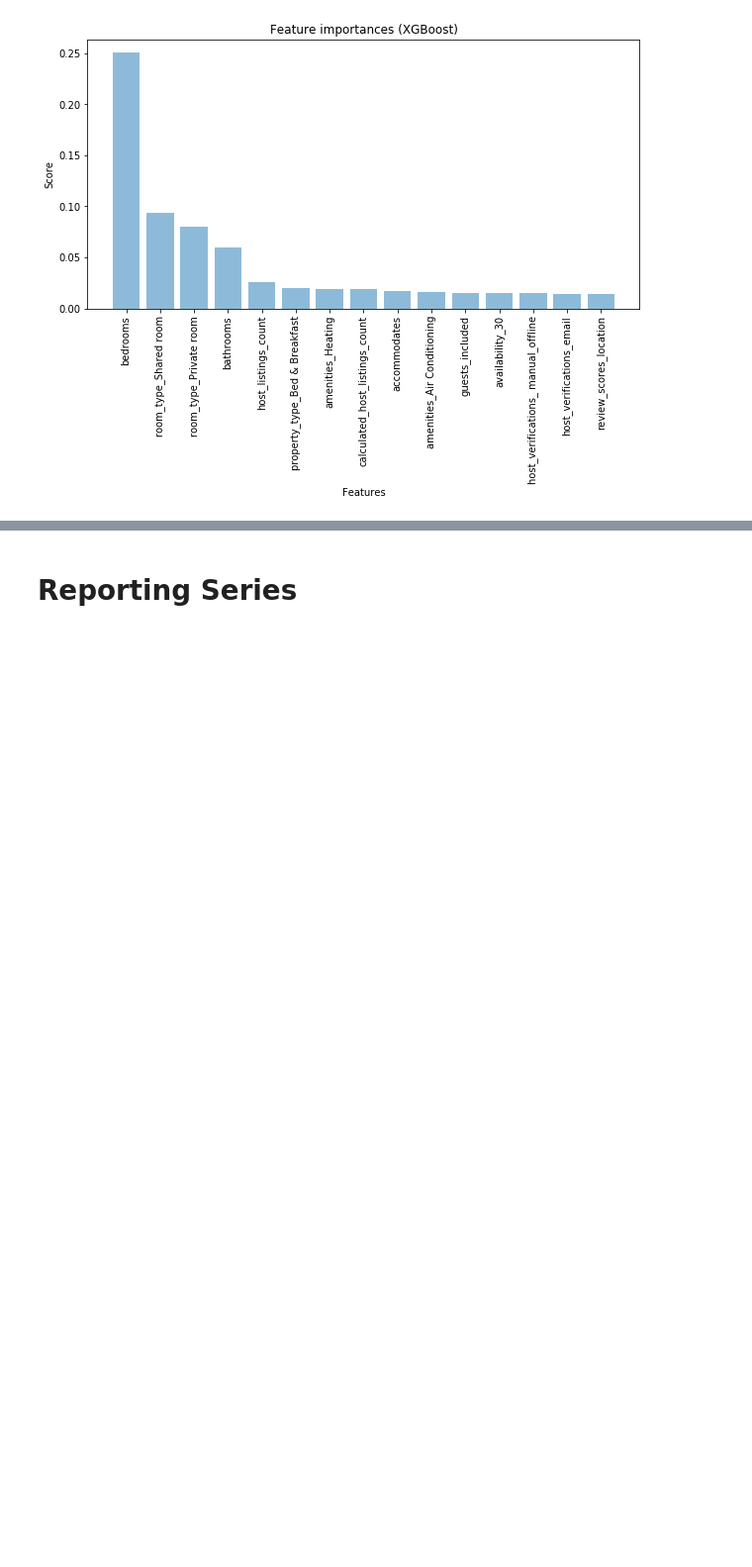
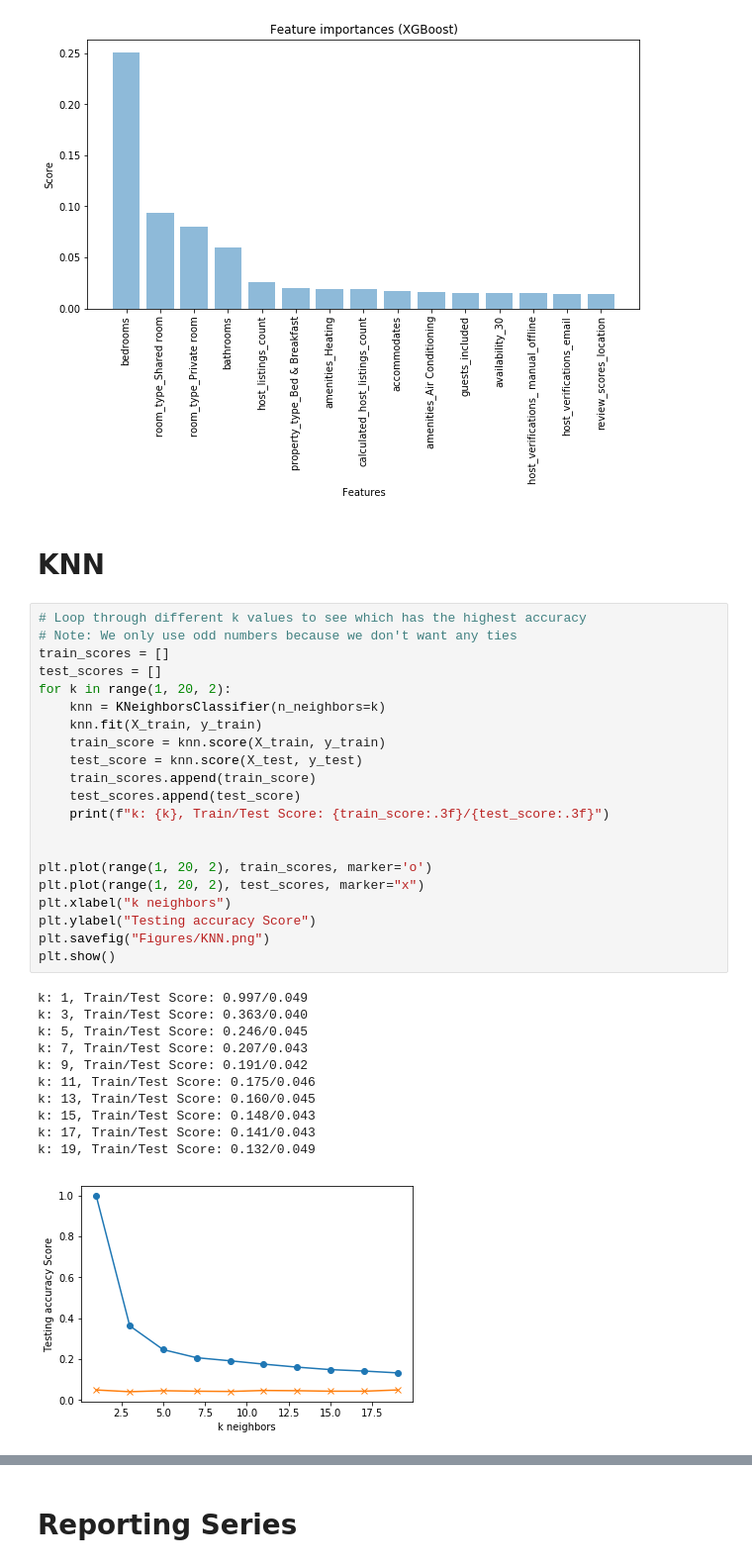
Before and after one commit to parmetd/Project-3-Airbnb-Pricing, a Jupyter notebook: Airbnb_ML_improved.ipynb, the cells around one changed output, grey strips where cells are left out. Shown: that part at 99% size. Cells and saved outputs as stored; diff of their text form; blank space fills up the shorter version.

```diff
--- a/Airbnb_ML_improved.ipynb
+++ b/Airbnb_ML_improved.ipynb
@@ -548,3 +552,38 @@ plt.savefig('Figures/feature importances XGB.png')
 plt.show()
 # %% [output]
 [figure]
+# %% [markdown]
+# KNN
+# %%
+# Loop through different k values to see which has the highest accuracy
+# Note: We only use odd numbers because we don't want any ties
+train_scores = []
+test_scores = []
+for k in range(1, 20, 2):
+    knn = KNeighborsClassifier(n_neighbors=k)
+    knn.fit(X_train, y_train)
+    train_score = knn.score(X_train, y_train)
+    test_score = knn.score(X_test, y_test)
+    train_scores.append(train_score)
+    test_scores.append(test_score)
+    print(f"k: {k}, Train/Test Score: {train_score:.3f}/{test_score:.3f}")
+
+
+plt.plot(range(1, 20, 2), train_scores, marker='o')
+plt.plot(range(1, 20, 2), test_scores, marker="x")
+plt.xlabel("k neighbors")
+plt.ylabel("Testing accuracy Score")
+plt.savefig("Figures/KNN.png")
+plt.show()
+# %% [output]
+k: 1, Train/Test Score: 0.997/0.049
+k: 3, Train/Test Score: 0.363/0.040
+k: 5, Train/Test Score: 0.246/0.045
+k: 7, Train/Test Score: 0.207/0.043
+k: 9, Train/Test Score: 0.191/0.042
+k: 11, Train/Test Score: 0.175/0.046
+k: 13, Train/Test Score: 0.160/0.045
+k: 15, Train/Test Score: 0.148/0.043
+k: 17, Train/Test Score: 0.141/0.043
+k: 19, Train/Test Score: 0.132/0.049
+[figure, added]
```
Also changed, not shown: parts of 28 cells of this notebook, 7 other files.
